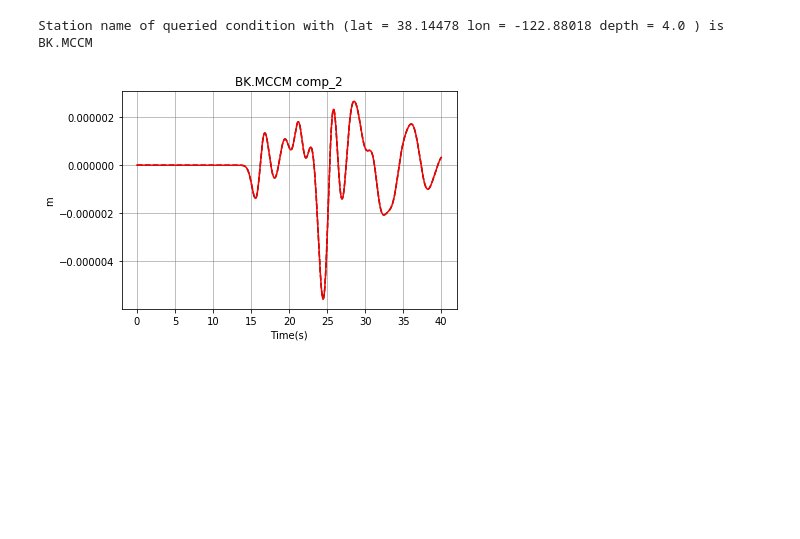
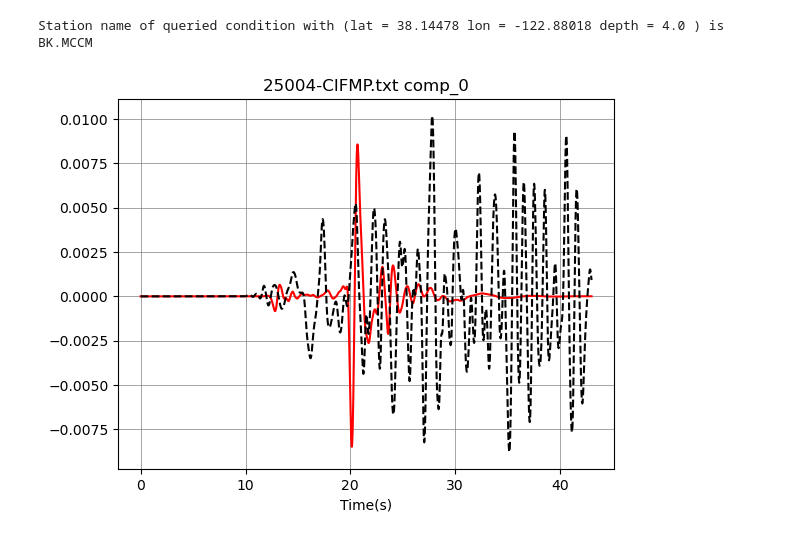
Before and after one commit to geodynamics/sw4, a Jupyter notebook: tools/readsachdf5.ipynb, the cells around one changed output. Saved outputs shown, nothing was run; the diff lists cells and outputs as text; code cells hidden in the pictures; blank space fills up the shorter version.

```diff
--- a/tools/readsachdf5.ipynb
+++ b/tools/readsachdf5.ipynb
@@ -155,28 +155,33 @@ Station name of queried condition with (lat = 38.14478 lon = -122.88018 depth =
 # %%
 def readusgs(filename, cmpid):
     sta = open(filename, 'r')
     linestoken=sta.readlines()
     x=[]
     times=[]
     for line in linestoken:
         if line[0] == '#':
             continue
         x.append(np.float32(line.split()[cmpid+1]))
         times.append(np.float32(line.split()[0]))
 
 
     return times, x
 
-usgsfile = '/global/u1/h/houhun/sw4/sachdf5/inverse/berkeley-jan-4-2018_output/BK.BH.MCCM_out.txt'
-usgstimes, usgs1 = readusgs(usgsfile, comp)
+comp = 0
+staname = '25004-CIFMP.txt'
+usgsfile1 = '/pscratch/sd/h/houhun/chino_hills.block.sw4output/' + staname
+usgstimes1, usgs1 = readusgs(usgsfile1, comp)
+
+usgsfile1 = '/pscratch/sd/h/houhun/chino_hills.cvmsi.sw4output/' + staname
+usgstimes2, usgs2 = readusgs(usgsfile2, comp)
 
 plt.title(staname +' comp_'+str(comp))
 plt.grid(color='grey', linestyle='-', linewidth=0.5)
-plt.ylabel(unit)
+# plt.ylabel(unit)
 plt.xlabel('Time(s)')
-plt.plot(usgstimes, usgs1, '-', color='red');
-plt.plot(timeseries, data, '--', color='black');
+plt.plot(usgstimes1, usgs1, '-', color='red');
+plt.plot(usgstimes2, usgs2, '--', color='black');
 
 plt.show()
 # %% [output]
-[figure, old version]
+[figure, new version]
```
Also changed, not shown: 9 other files.
